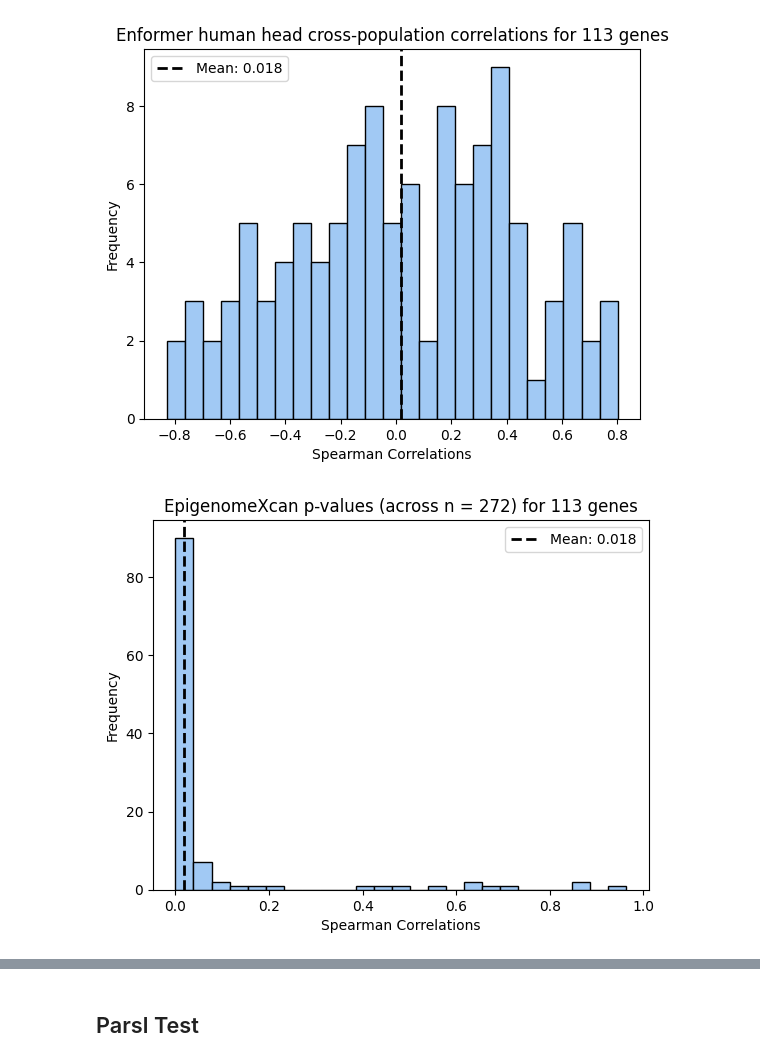
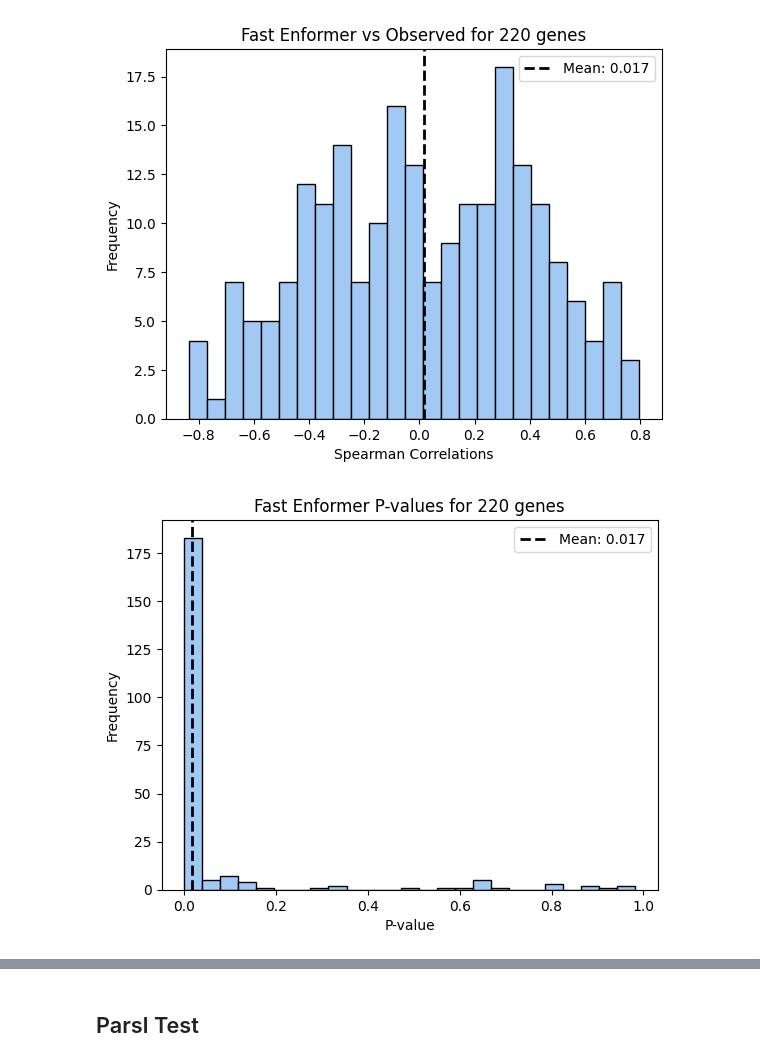
Before and after one commit to hakyimlab/sabrina-deep-learning-in-genomics, a Jupyter notebook: posts/2024-01-10-epigenomexcan-vs-enformer-significant-genes/index.ipynb, the cells around one changed output, grey strips where cells are left out. Cells and saved outputs as stored; diff of their text form; code cells hidden in the pictures.

```diff
--- a/posts/2024-01-10-epigenomexcan-vs-enformer-significant-genes/index.ipynb
+++ b/posts/2024-01-10-epigenomexcan-vs-enformer-significant-genes/index.ipynb
@@ -139,8 +186,27 @@ To plot the performance of gene expression derived from the EpigenomeXcan method
+# %%
+output_cors = pd.DataFrame(columns = ["r", "pval"], index = gene_list)
+for gene in gene_list:
+    individuals = haplo_expr[gene].dropna().index
+    corr, pval = stats.spearmanr(obs_expr.loc[individuals, gene].values, haplo_expr.loc[individuals, gene].values)
+    output_cors.loc[gene] = [corr, pval]
+# Plot a pearson_corr_by_gene["human"]histogram
+plt.hist(output_cors["r"], bins=25, edgecolor='black', color=colors[0])  # 'bins' determines the number of bins or bars
+plt.title(f'Correlation between Fast Enformer and Observed on {len(gene_list)} genes')
+plt.xlabel('Spearman Correlations')
+plt.ylabel('Frequency')
+mean = np.mean(output_cors["r"])
+plt.axvline(mean, color='black', linestyle='dashed', linewidth=2, label=f'Mean: {mean:.3f}')
+plt.legend()
+
+# Display the plot
+plt.show()
+# %% [output]
+[figure, added]
 # %%
 # Plot a pearson_corr_by_gene["human"]histogram
-plt.hist(output_cors["r"], bins=25, edgecolor='black', color=colors[0])  # 'bins' determines the number of bins or bars
-plt.title('EpigenomeXcan correlations (across n = 272) for 113 genes')
-plt.xlabel('Spearman Correlations')
+plt.hist(output_cors["pval"], bins=25, edgecolor='black', color=colors[0])  # 'bins' determines the number of bins or bars
+plt.title(f'Fast Enformer P-values for {len(gene_list)} genes')
+plt.xlabel('P-value')
 plt.ylabel('Frequency')
 mean = np.mean(output_cors["r"])
 plt.axvline(mean, color='black', linestyle='dashed', linewidth=2, label=f'Mean: {mean:.3f}')
@@ -149,18 +215,4 @@ plt.legend()
 # Display the plot
 plt.show()
 # %% [output]
-[figure, old version]
+[figure, new version]
-# %%
-# Plot a pearson_corr_by_gene["human"]histogram
-plt.hist(output_cors["pval"], bins=25, edgecolor='black', color=colors[0])  # 'bins' determines the number of bins or bars
-plt.title('EpigenomeXcan p-values (across n = 272) for 113 genes')
-plt.xlabel('Spearman Correlations')
-plt.ylabel('Frequency')
-mean = np.mean(output_cors["r"])
-plt.axvline(mean, color='black', linestyle='dashed', linewidth=2, label=f'Mean: {mean:.3f}')
-plt.legend()
-
-# Display the plot
-plt.show()
-# %% [output]
-[figure, removed]
```
Also changed, not shown: parts of 20 cells of this notebook, 2 other files.
